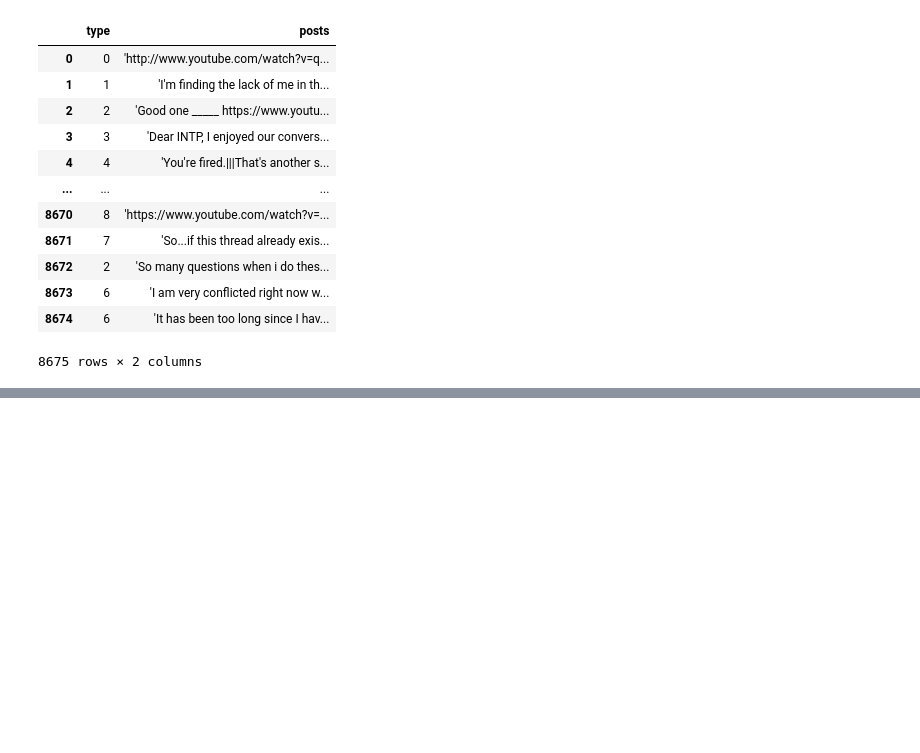
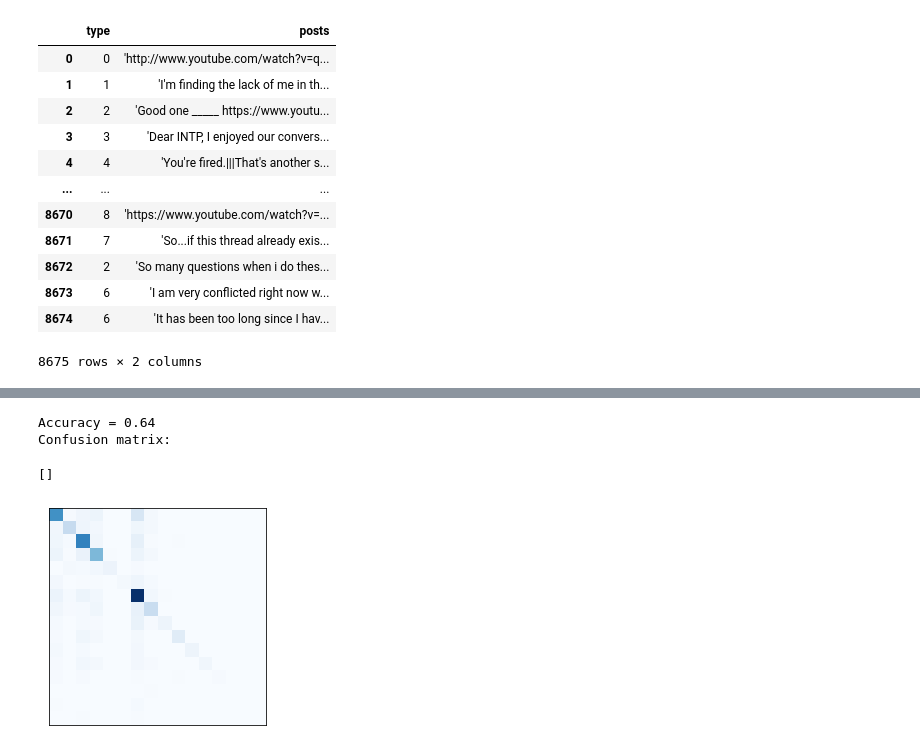
Before and after one commit to jordanlarmstrong/playground, a Jupyter notebook: test_notebook.ipynb, the cells around one changed output, grey strips where cells are left out. Drawn from its saved outputs; the diff is of its cells as text; code cells hidden in the pictures; blank space fills up the shorter version.

```diff
--- a/test_notebook.ipynb
+++ b/test_notebook.ipynb
@@ -97,0 +207,22 @@ data
+# %%
+def normalize(X):
+    return np.apply_along_axis(lambda x: x/np.linalg.norm(x), 1, X)
+
+X_train_norm = normalize(X_train)
+X_test_norm = normalize(X_test)
+# %%
+clf.fit(X_train_norm, y_train)
+y_pred = clf.predict(X_test_norm)
+print('Accuracy = {:.2f}'.format(accuracy_score(y_test, y_pred)))
+
+cm = confusion_matrix(y_test, y_pred)
+print('Confusion matrix:')
+fig, ax = plt.subplots()
+ax.imshow(cm, cmap='Blues')
+ax.set_xticks([])
+ax.set_yticks([])
+# %% [output]
+Accuracy = 0.64
+Confusion matrix:
+[]
+[figure, added]
```
Also changed, not shown: parts of 25 cells of this notebook.
